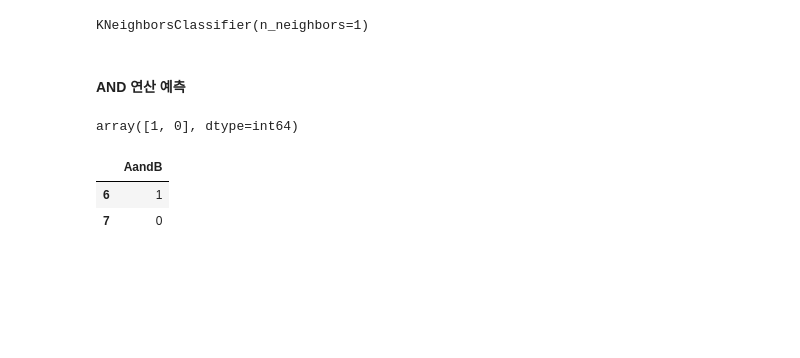
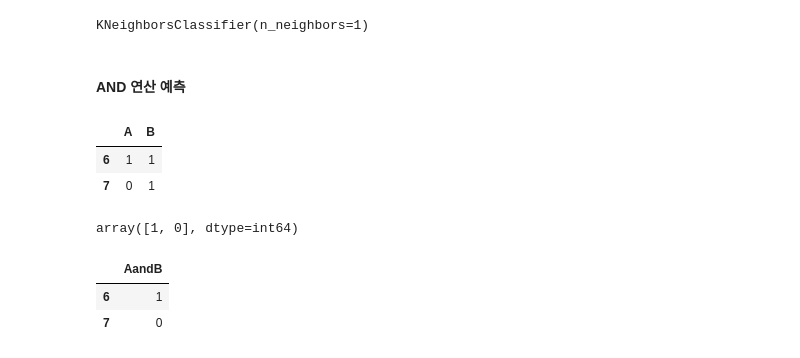
Before and after one commit to min-hyock/MachineLearning, a Jupyter notebook: ex01_AND연산_머신러닝 맛보기.ipynb, the cells around one changed output. Drawn from its saved outputs; the diff is of its cells as text; code cells hidden in the pictures; blank space fills up the shorter version.

```diff
--- a/ex01_AND연산_머신러닝 맛보기.ipynb
+++ b/ex01_AND연산_머신러닝 맛보기.ipynb
@@ -72,6 +79,12 @@ knn_model.fit(X_train, y_train)
 KNeighborsClassifier(n_neighbors=1)
 # %% [markdown]
 #### AND 연산 예측
+# %%
+X_test
+# %% [output]
+|  | A | B |
+| 6 | 1 | 1 |
+| 7 | 0 | 1 |
 # %%
 # and 연산 예측
 # 0, 0 -> 0
```
Also changed, not shown: parts of 10 cells of this notebook, 3 other files.
